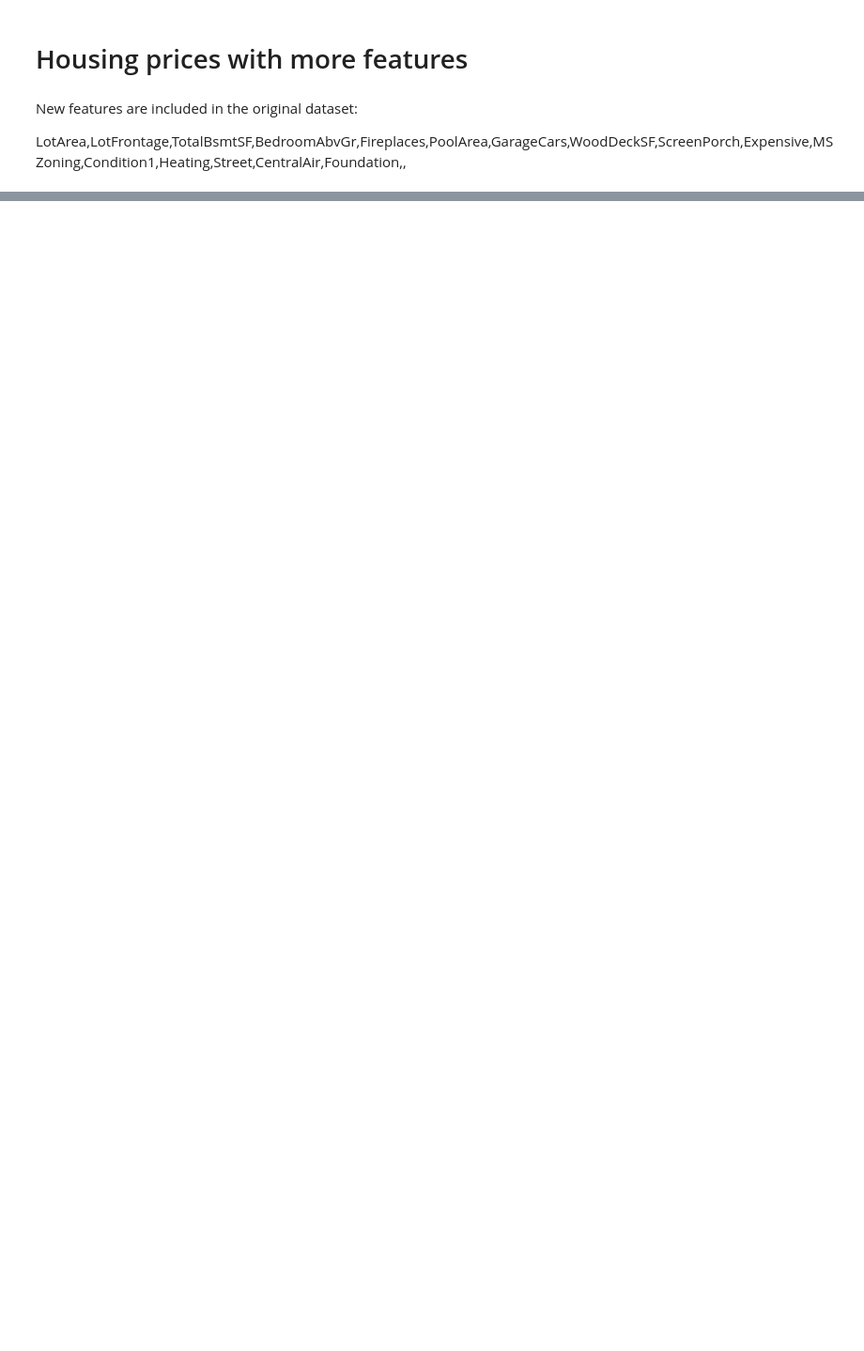
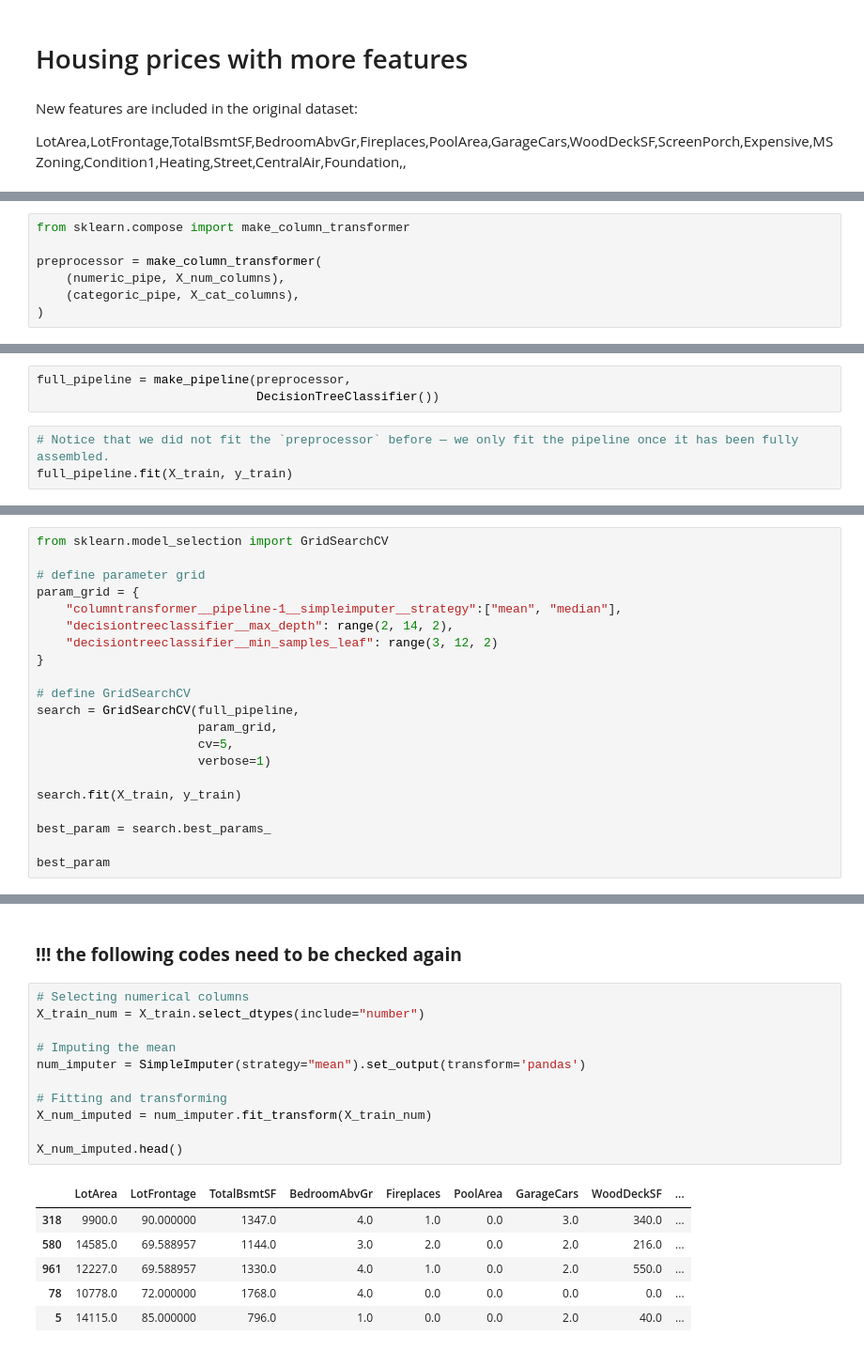
Before and after one commit to PhoenixCC0722/JoinTheGame_Magist, a Jupyter notebook: Chapter7_supervised_ML_extended_01__Housing_Prices.ipynb, the cells around one changed output, grey strips where cells are left out. Shown at 94% size. Drawn from its saved outputs; the diff is of its cells as text; blank space fills up the shorter version.

```diff
--- a/Chapter7_supervised_ML_extended_01__Housing_Prices.ipynb
+++ b/Chapter7_supervised_ML_extended_01__Housing_Prices.ipynb
@@ -31,0 +136,7 @@ data.columns
+# %%
+from sklearn.compose import make_column_transformer
+
+preprocessor = make_column_transformer(
+    (numeric_pipe, X_num_columns),
+    (categoric_pipe, X_cat_columns),
+)
@@ -31,0 +147,6 @@ data.columns
+# %%
+full_pipeline = make_pipeline(preprocessor,
+                              DecisionTreeClassifier())
+# %%
+# Notice that we did not fit the `preprocessor` before — we only fit the pipeline once it has been fully assembled.
+full_pipeline.fit(X_train, y_train)
@@ -31,0 +281,21 @@ data.columns
+# %%
+from sklearn.model_selection import GridSearchCV
+
+# define parameter grid
+param_grid = {
+    "columntransformer__pipeline-1__simpleimputer__strategy":["mean", "median"],
+    "decisiontreeclassifier__max_depth": range(2, 14, 2),
+    "decisiontreeclassifier__min_samples_leaf": range(3, 12, 2)
+}
+
+# define GridSearchCV
+search = GridSearchCV(full_pipeline,
+                      param_grid,
+                      cv=5,
+                      verbose=1)
+
+search.fit(X_train, y_train)
+
+best_param = search.best_params_
+
+best_param
@@ -31,0 +309,20 @@ data.columns
+# %% [markdown]
+### **!!! the following codes need to be checked again**
+# %%
+# Selecting numerical columns
+X_train_num = X_train.select_dtypes(include="number")
+
+# Imputing the mean
+num_imputer = SimpleImputer(strategy="mean").set_output(transform='pandas')
+
+# Fitting and transforming
+X_num_imputed = num_imputer.fit_transform(X_train_num)
+
+X_num_imputed.head()
+# %% [output]
+|  | LotArea | LotFrontage | TotalBsmtSF | BedroomAbvGr | Fireplaces | PoolArea | GarageCars | WoodDeckSF | ... |
+| 318 | 9900.0 | 90.000000 | 1347.0 | 4.0 | 1.0 | 0.0 | 3.0 | 340.0 | ... |
+| 580 | 14585.0 | 69.588957 | 1144.0 | 3.0 | 2.0 | 0.0 | 2.0 | 216.0 | ... |
+| 961 | 12227.0 | 69.588957 | 1330.0 | 4.0 | 1.0 | 0.0 | 2.0 | 550.0 | ... |
+| 78 | 10778.0 | 72.000000 | 1768.0 | 4.0 | 0.0 | 0.0 | 0.0 | 0.0 | ... |
+| 5 | 14115.0 | 85.000000 | 796.0 | 1.0 | 0.0 | 0.0 | 2.0 | 40.0 | ... |
```
Also changed, not shown: parts of 36 cells of this notebook.
